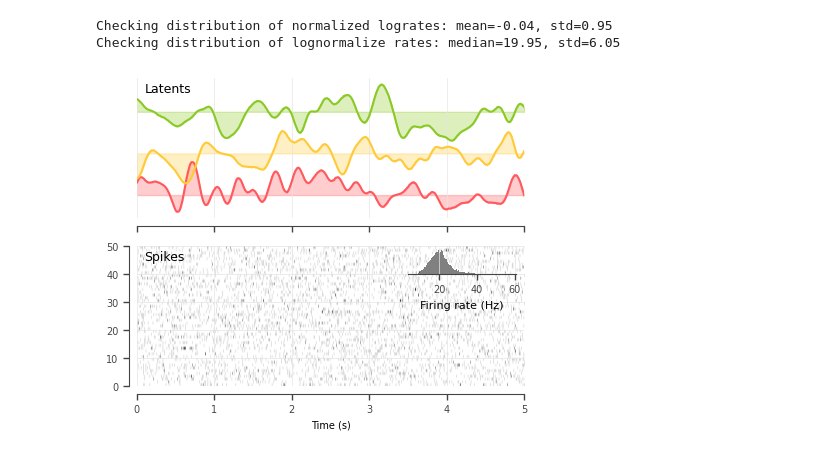
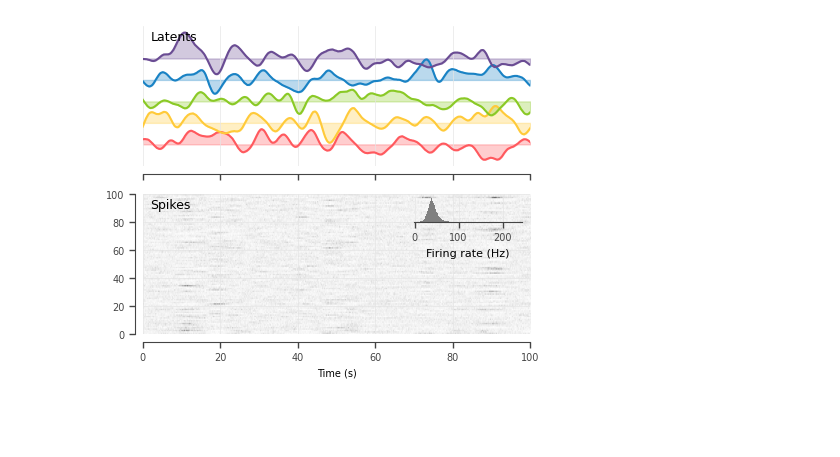
Before and after one commit to TomGeorge1234/pomoco, a Jupyter notebook: notebooks/training.ipynb, the cells around one changed output. Saved outputs shown, nothing was run; the diff lists cells and outputs as text; code cells hidden in the pictures; blank space fills up the shorter version.

```diff
--- a/notebooks/training.ipynb
+++ b/notebooks/training.ipynb
@@ -19,11 +19,11 @@ from toy_rnn.rnn import MultiSetRNN
 from synthetic_data.gaussian_process import GPSpikeGenerator
 # %%
 # Configuration
-LATENT_DIM = 3
-LATENT_TIMESCALE = 0.1
-DT = 0.01
-MEDIAN_FIRING_RATE = 20.0
-NUM_NEURONS = 50
+LATENT_DIM = 5
+LATENT_TIMESCALE = 2.0
+DT = 0.05
+MEDIAN_FIRING_RATE = 40.0
+NUM_NEURONS = 100
 # %%
 # Dataset, responsible for generating "synthetic" data
 data_generator = GPSpikeGenerator(
@@ -35,55 +35,58 @@ data_generator = GPSpikeGenerator(
     num_neurons=NUM_NEURONS,
 )
 # %%
-trial = data_generator.sample(total_time=5.0)
+trial = data_generator.sample(total_time=100.0)
 
-(time, latents, firing_rates, spike_counts, spike_times, spike_unit_ids) = trial
+time, latents, firing_rates, spike_counts, spike_times, spike_unit_ids = trial['time'], trial['latents'], trial['firing_rates'], trial['spike_counts'], trial['spike_times'], trial['spike_unit_ids']
-# %% [output]
-Checking distribution of normalized logrates: mean=-0.04, std=0.95
-Checking distribution of lognormalize rates: median=19.95, std=6.05
 # %%
 from matplotlib.gridspec import GridSpec
 
 data_fig = plt.figure(figsize=(5, 4)) # Increased figure width for histograms
 gs = GridSpec(
     nrows=2,
     ncols=1,
     figure=data_fig,
     height_ratios=[1, 1],
 
 )
 
 ax_latents = data_fig.add_subplot(gs[0, 0])
 ax_spikes = data_fig.add_subplot(gs[1, 0], sharex=ax_latents)
 
-# Plot latents
-for l in range(latents.shape[1]):
-    line = ax_latents.plot(time, 3*l + latents[:, l])
-    ax_latents.fill_between(time, 3*l + latents[:, l], 3*l, alpha=0.3, color=line[0].get_color())
-ax_latents.text(0.02, 0.9, "Latents", transform=ax_latents.transAxes)
-ax_latents.set_prop_cycle(None)  # reset color cycle
-ax_latents.tick_params(axis='x', labelbottom=False) # Remove X labels from top plot
-ax_latents.yaxis.set_visible(False) # Remove Y axis from latent plot
-ax_latents.spines['left'].set_visible(False)
+def plot_latents(ax, time, latents):
+    # Plot latents
+    for l in range(latents.shape[1]):
+        line = ax.plot(time, 3*l + latents[:, l])
+        ax.fill_between(time, 3*l + latents[:, l], 3*l, alpha=0.3, color=line[0].get_color())
+    ax.text(0.02, 0.9, "Latents", transform=ax.transAxes)
+    ax.set_prop_cycle(None)  # reset color cycle
+    ax.tick_params(axis='x', labelbottom=False) # Remove X labels from top plot
+    ax.yaxis.set_visible(False) # Remove Y axis from latent plot
+    ax.spines['left'].set_visible(False)
 
-# Plot spike counts
-im = ax_spikes.imshow((spike_counts/DT).T, aspect='auto', cmap='Greys', origin='lower', extent=[time[0], time[-1], 0, spike_counts.shape[1]])
-ax_spikes.text(0.02, 0.9, "Spikes", transform=ax_spikes.transAxes)
-ax_spikes.set_xlabel("Time (s)")
+plot_latents(ax_latents, time, latents)
 
-# Plot spike count histogram
-ax_spike_hist = ax_spikes.inset_axes([0.7, 0.8, 0.28, 0.18])
-ax_spike_hist.hist(firing_rates.flatten(), bins=200, color='gray')
-ax_spike_hist.tick_params(axis='y', labelleft=False) # Remove Y labels
-ax_spike_hist.spines['left'].set_visible(False)
-ax_spike_hist.yaxis.set_visible(False)
-ax_spike_hist.set_xlabel("Firing rate (Hz)", fontdict={'size': 8})
+def plot_spikes(ax, time, spike_counts, firing_rates):
+    # Plot spikes as an image
+    im = ax.imshow((spike_counts/DT).T, aspect='auto', cmap='Greys', origin='lower', extent=[time[0], time[-1], 0, spike_counts.shape[1]])
+    ax.text(0.02, 0.9, "Spikes", transform=ax.transAxes)
+    ax.set_xlabel("Time (s)")
+
+    # Plot spike count histogram
+    ax_hist = ax.inset_axes([0.7, 0.8, 0.28, 0.18])
+    ax_hist.hist(firing_rates.flatten(), bins=200, color='gray')
+    ax_hist.tick_params(axis='y', labelleft=False) # Remove Y labels
+    ax_hist.spines['left'].set_visible(False)
+    ax_hist.yaxis.set_visible(False)
+    ax_hist.set_xlabel("Firing rate (Hz)", fontdict={'size': 8})
+
+plot_spikes(ax_spikes, time, spike_counts, firing_rates)
 
 # Apply the utility function
 plotting_utils.outset_axes(ax_latents)
 plotting_utils.outset_axes(ax_spikes)
 # %% [output]
-[figure, old version]
+[figure, new version]
 # %%
 def fit_pcs(data, n_pcs=None, ground_truth=None,):
     from sklearn.decomposition import PCA
```
Also changed, not shown: parts of 7 cells of this notebook, 5 other files.
